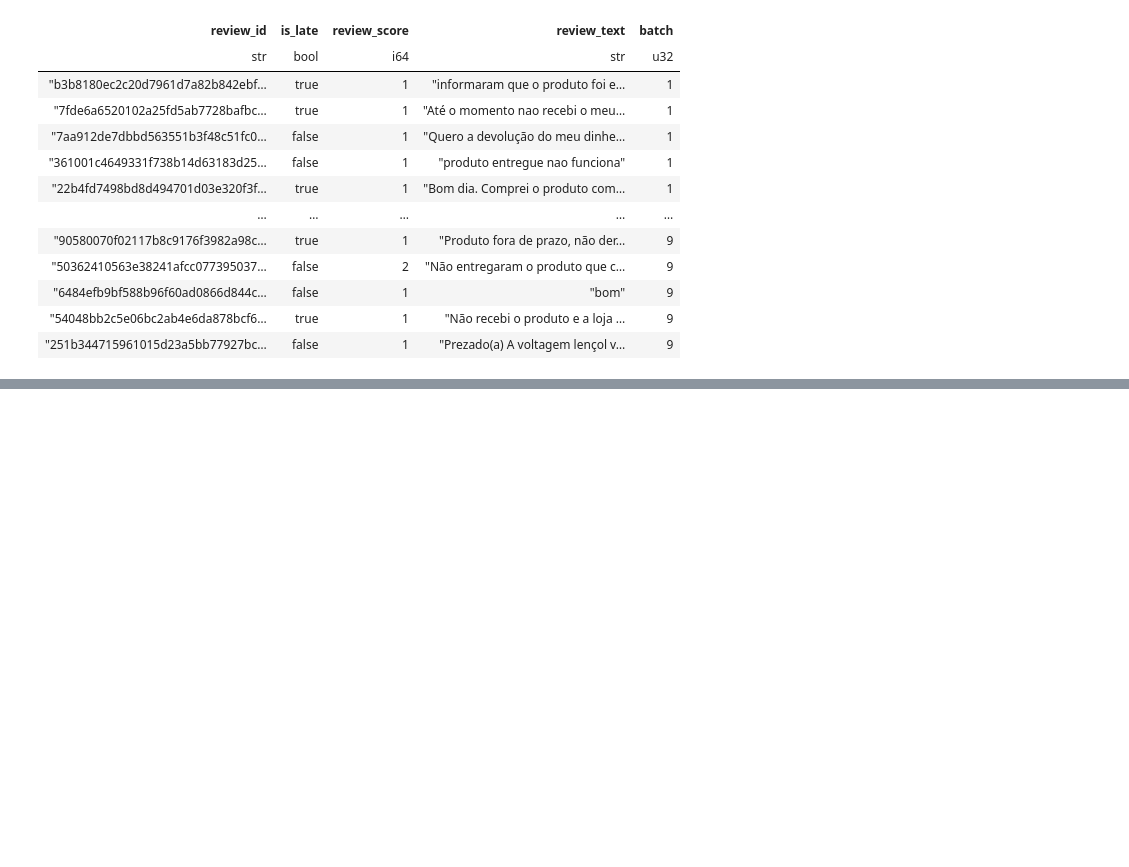
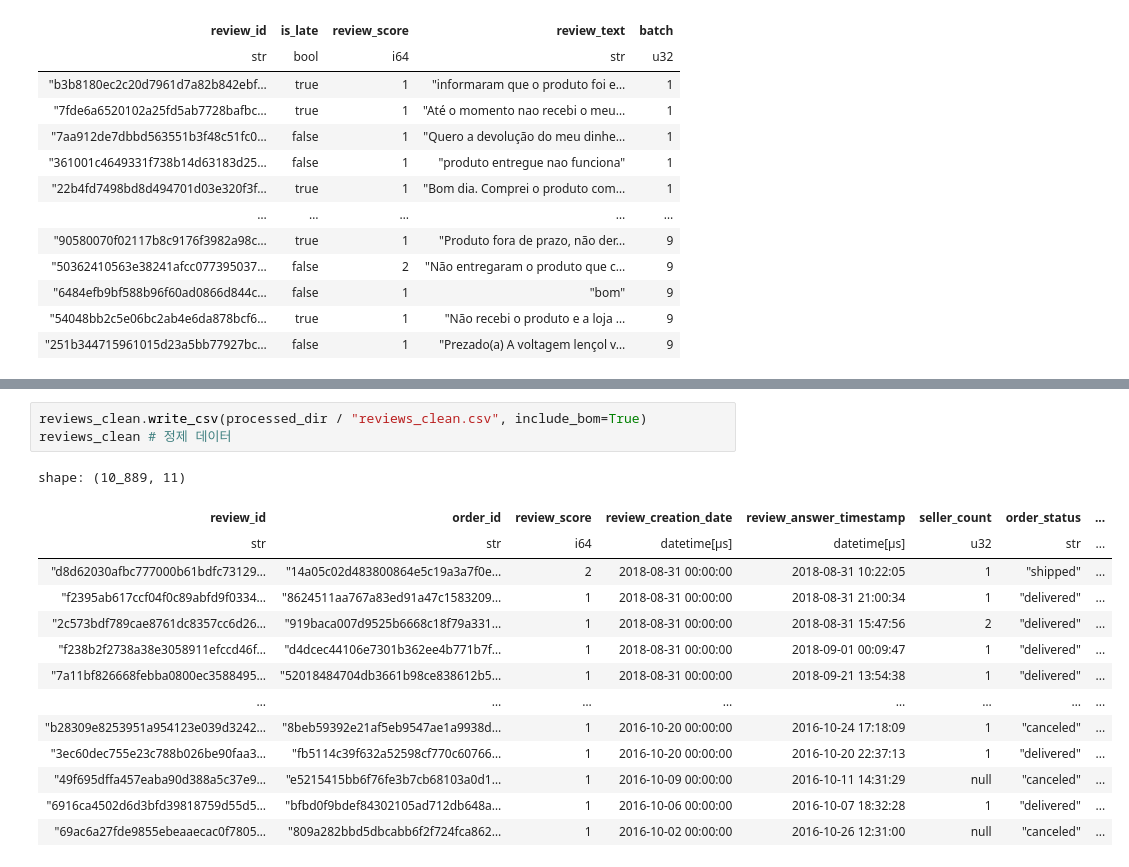
Before and after one commit to yongjin-hong/olist_analysis, a Jupyter notebook: notebooks/EDA.ipynb, the cells around one changed output, grey strips where cells are left out. Drawn from its saved outputs; the diff is of its cells as text; blank space fills up the shorter version.

```diff
--- a/notebooks/EDA.ipynb
+++ b/notebooks/EDA.ipynb
@@ -636,0 +645,18 @@ shape: (880, 5)
+# %%
+reviews_clean.write_csv(processed_dir / "reviews_clean.csv", include_bom=True)
+reviews_clean # 정제 데이터
+# %% [output]
+shape: (10_889, 11)
+| review_id | order_id | review_score | review_creation_date | review_answer_timestamp | seller_count | order_status | ... |
+| str | str | i64 | datetime[μs] | datetime[μs] | u32 | str | ... |
+| "d8d62030afbc777000b61bdfc73129… | "14a05c02d483800864e5c19a3a7f0e… | 2 | 2018-08-31 00:00:00 | 2018-08-31 10:22:05 | 1 | "shipped" | ... |
+| "f2395ab617ccf04f0c89abfd9f0334… | "8624511aa767a83ed91a47c1583209… | 1 | 2018-08-31 00:00:00 | 2018-08-31 21:00:34 | 1 | "delivered" | ... |
+| "2c573bdf789cae8761dc8357cc6d26… | "919baca007d9525b6668c18f79a331… | 1 | 2018-08-31 00:00:00 | 2018-08-31 15:47:56 | 2 | "delivered" | ... |
+| "f238b2f2738a38e3058911efccd46f… | "d4dcec44106e7301b362ee4b771b7f… | 1 | 2018-08-31 00:00:00 | 2018-09-01 00:09:47 | 1 | "delivered" | ... |
+| "7a11bf826668febba0800ec3588495… | "52018484704db3661b98ce838612b5… | 1 | 2018-08-31 00:00:00 | 2018-09-21 13:54:38 | 1 | "delivered" | ... |
+| … | … | … | … | … | … | … | ... |
+| "b28309e8253951a954123e039d3242… | "8beb59392e21af5eb9547ae1a9938d… | 1 | 2016-10-20 00:00:00 | 2016-10-24 17:18:09 | 1 | "canceled" | ... |
+| "3ec60dec755e23c788b026be90faa3… | "fb5114c39f632a52598cf770c60766… | 1 | 2016-10-20 00:00:00 | 2016-10-20 22:37:13 | 1 | "delivered" | ... |
+| "49f695dffa457eaba90d388a5c37e9… | "e5215415bb6f76fe3b7cb68103a0d1… | 1 | 2016-10-09 00:00:00 | 2016-10-11 14:31:29 | null | "canceled" | ... |
+| "6916ca4502d6d3bfd39818759d55d5… | "bfbd0f9bdef84302105ad712db648a… | 1 | 2016-10-06 00:00:00 | 2016-10-07 18:32:28 | 1 | "delivered" | ... |
+| "69ac6a27fde9855ebeaaecac0f7805… | "809a282bbd5dbcabb6f2f724fca862… | 1 | 2016-10-02 00:00:00 | 2016-10-26 12:31:00 | null | "canceled" | ... |
```
Also changed, not shown: parts of 2 cells of this notebook, 4 other files.
